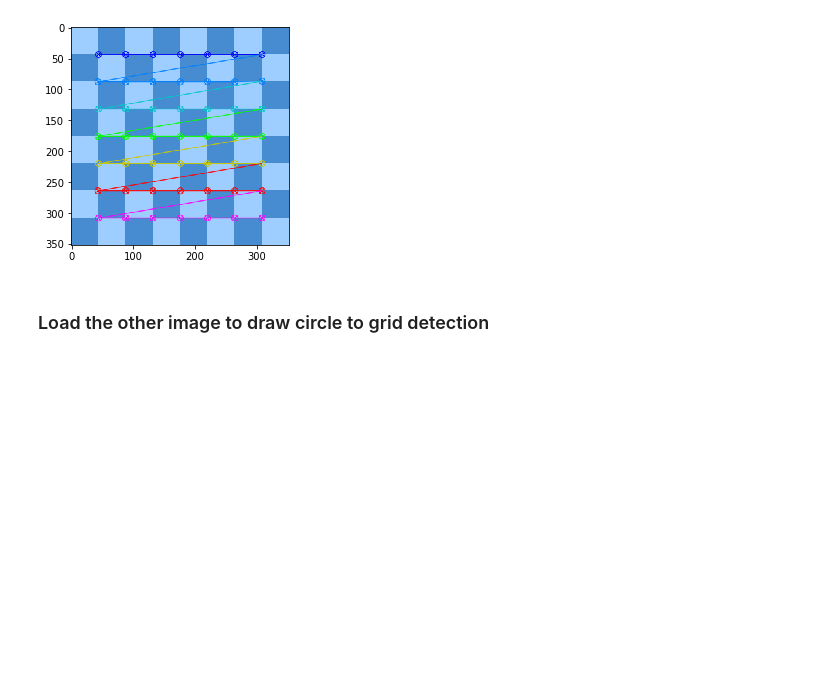
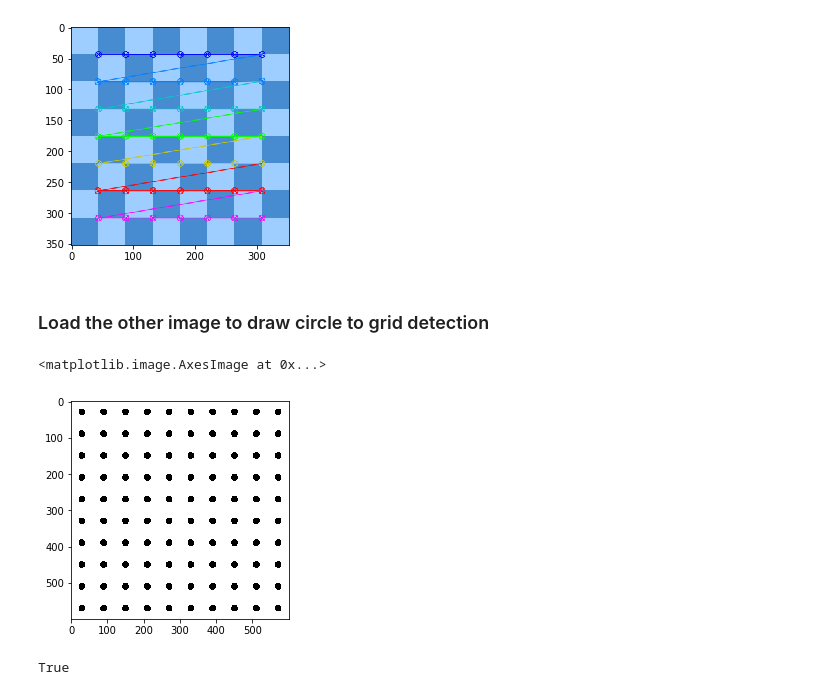
Before and after one commit to neemiasbsilva/object-detection-opencv, a Jupyter notebook: chessboard-grid-detection.ipynb, the cells around one changed output. Saved outputs shown, nothing was run; the diff lists cells and outputs as text; code cells hidden in the pictures; blank space fills up the shorter version.

```diff
--- a/chessboard-grid-detection.ipynb
+++ b/chessboard-grid-detection.ipynb
@@ -77,0 +62,5 @@ plt.imshow(flat_chess)
+# %%
+plt.imshow(dot)
+# %% [output]
+<matplotlib.image.AxesImage at 0x...>
+[figure, added]
@@ -77,0 +69,4 @@ plt.imshow(flat_chess)
+# %%
+found
+# %% [output]
+True
```
Also changed, not shown: parts of 6 cells of this notebook.
